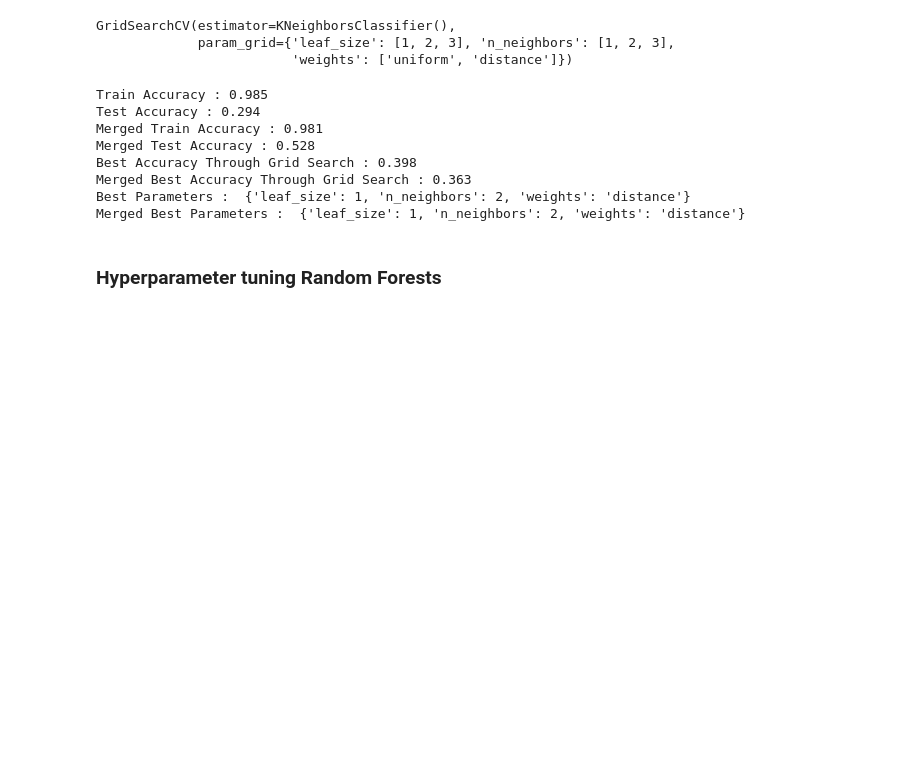
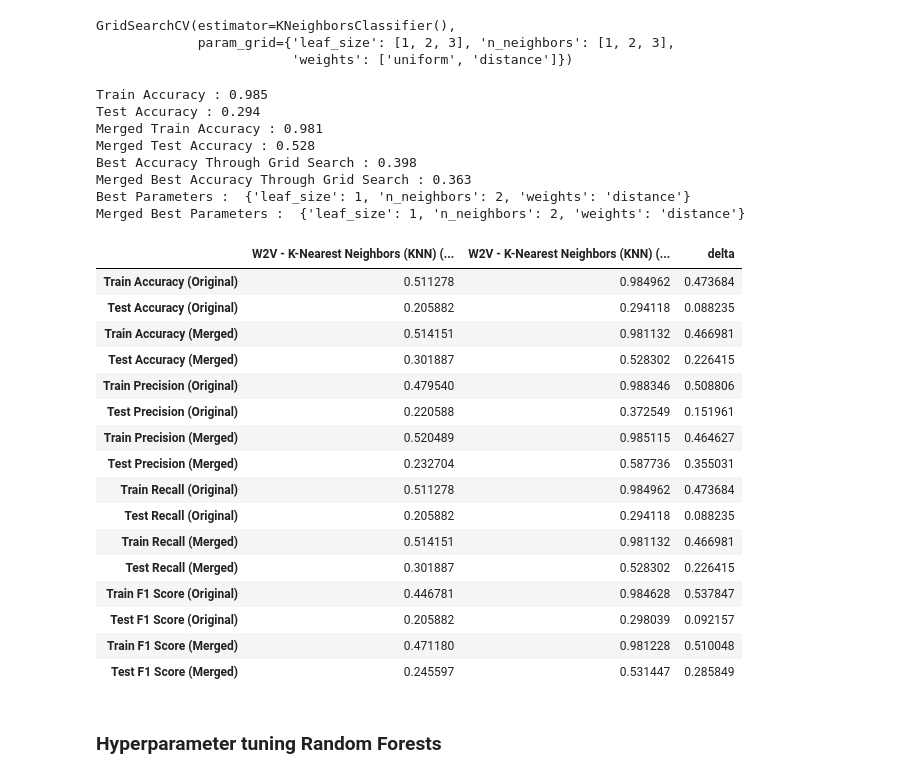
Before and after one commit to tobiasmj97/M3_Semester_Project, a Jupyter notebook: da_chatbot.ipynb, the cells around one changed output. Drawn from its saved outputs; the diff is of its cells as text; code cells hidden in the pictures; blank space fills up the shorter version.

```diff
--- a/da_chatbot.ipynb
+++ b/da_chatbot.ipynb
@@ -1684,16 +2354,17 @@ model_w2v_svm_tuning_scores = {
 # %%
 # Hyperparameters to tune for K-Nearest Neighbors (KNN)
-params_knn = {
+params_w2v_knn = {
     'n_neighbors': [1, 2, 3],            # Number of neighbors to consider
     'weights': ['uniform', 'distance'],  # Weight function used in prediction
     'leaf_size': [1, 2, 3],              # Leaf size for tree-based algorithms
+    #'random_state': [42]                # Random seed for reproducibility
 }
 # %%
 # GridSearchCV instantiation for hyperparameter tuning on the original dataset using K-Nearest Neighbors (KNN)
-model_w2v_knn_grid = GridSearchCV(estimator=model_w2v_knn, param_grid=params_knn)
+model_w2v_knn_grid = GridSearchCV(estimator=model_w2v_knn, param_grid=params_w2v_knn)
 
 # GridSearchCV instantiation for hyperparameter tuning on the merged dataset using K-Nearest Neighbors (KNN)
-model_w2v_knn_grid_merged = GridSearchCV(estimator=model_w2v_knn, param_grid=params_knn)
+model_w2v_knn_grid_merged = GridSearchCV(estimator=model_w2v_knn_merged, param_grid=params_w2v_knn)
 # %%
 # Fitting the GridSearchCV for hyperparameter tuning on the original training set using K-Nearest Neighbors (KNN)
 model_w2v_knn_grid.fit(X_train_W2V, y_train)
@@ -1740,7 +2411,7 @@ model_w2v_knn_tuning_scores = {
     'Train Accuracy (Original)': model_w2v_knn_grid.best_estimator_.score(X_train_W2V, y_train),
     'Test Accuracy (Original)': model_w2v_knn_grid.best_estimator_.score(X_test_W2V, y_test),
     'Train Accuracy (Merged)': model_w2v_knn_grid_merged.best_estimator_.score(X_train_merged_W2V, y_train_merged),
-    'Test Accuracy (Merged)': model_w2v_knn_grid_merged.best_estimator_.score(X_test_merged_W2V, y_pred_test_merged),
+    'Test Accuracy (Merged)': model_w2v_knn_grid_merged.best_estimator_.score(X_test_merged_W2V, y_test_merged),
 
     'Train Precision (Original)': precision_score(y_train, model_w2v_knn_grid.best_estimator_.predict(X_train_W2V), average='weighted'),
     'Test Precision (Original)': precision_score(y_test, model_w2v_knn_grid.best_estimator_.predict(X_test_W2V), average='weighted'),
@@ -1757,6 +2428,32 @@ model_w2v_knn_tuning_scores = {
     'Train F1 Score (Merged)': f1_score(y_train_merged, model_w2v_knn_grid_merged.best_estimator_.predict(X_train_merged_W2V), average='weighted'),
     'Test F1 Score (Merged)': f1_score(y_test_merged, model_w2v_knn_grid_merged.best_estimator_.predict(X_test_merged_W2V), average='weighted')
 }
+# %%
+w2v_knn = pd.DataFrame(model_w2v_knn_scores, index=['W2V - K-Nearest Neighbors (KNN) (Before)'])
+w2v_knn_tuning = pd.DataFrame(model_w2v_knn_tuning_scores, index=['W2V - K-Nearest Neighbors (KNN) (After)'])
+
+w2v_knn_result = pd.concat([w2v_knn, w2v_knn_tuning]).T
+w2v_knn_result['delta'] = w2v_knn_result['W2V - K-Nearest Neighbors (KNN) (After)'] - w2v_knn_result['W2V - K-Nearest Neighbors (KNN) (Before)']
+
+w2v_knn_result
+# %% [output]
+|  | W2V - K-Nearest Neighbors (KNN) (... | W2V - K-Nearest Neighbors (KNN) (... | delta |
+| Train Accuracy (Original) | 0.511278 | 0.984962 | 0.473684 |
+| Test Accuracy (Original) | 0.205882 | 0.294118 | 0.088235 |
+| Train Accuracy (Merged) | 0.514151 | 0.981132 | 0.466981 |
+| Test Accuracy (Merged) | 0.301887 | 0.528302 | 0.226415 |
+| Train Precision (Original) | 0.479540 | 0.988346 | 0.508806 |
+| Test Precision (Original) | 0.220588 | 0.372549 | 0.151961 |
+| Train Precision (Merged) | 0.520489 | 0.985115 | 0.464627 |
+| Test Precision (Merged) | 0.232704 | 0.587736 | 0.355031 |
+| Train Recall (Original) | 0.511278 | 0.984962 | 0.473684 |
+| Test Recall (Original) | 0.205882 | 0.294118 | 0.088235 |
+| Train Recall (Merged) | 0.514151 | 0.981132 | 0.466981 |
+| Test Recall (Merged) | 0.301887 | 0.528302 | 0.226415 |
+| Train F1 Score (Original) | 0.446781 | 0.984628 | 0.537847 |
+| Test F1 Score (Original) | 0.205882 | 0.298039 | 0.092157 |
+| Train F1 Score (Merged) | 0.471180 | 0.981228 | 0.510048 |
+| Test F1 Score (Merged) | 0.245597 | 0.531447 | 0.285849 |
 # %% [markdown]
 ### Hyperparameter tuning Random Forests
 # %%
```
Also changed, not shown: parts of 147 cells of this notebook.
